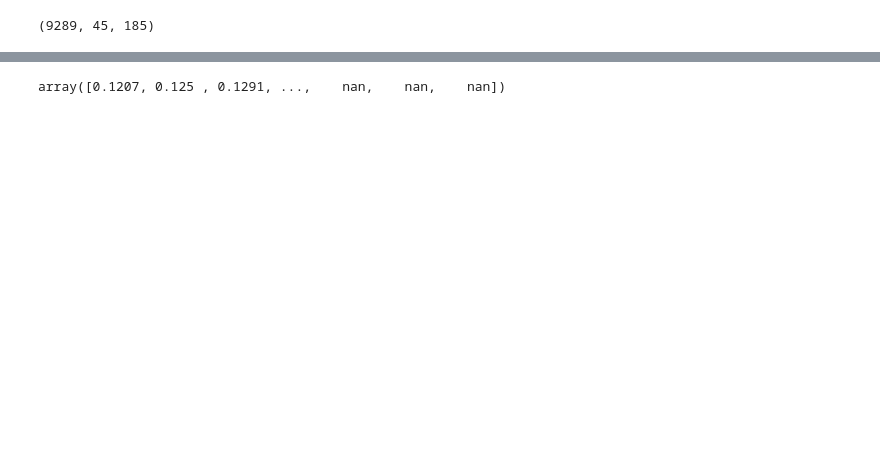
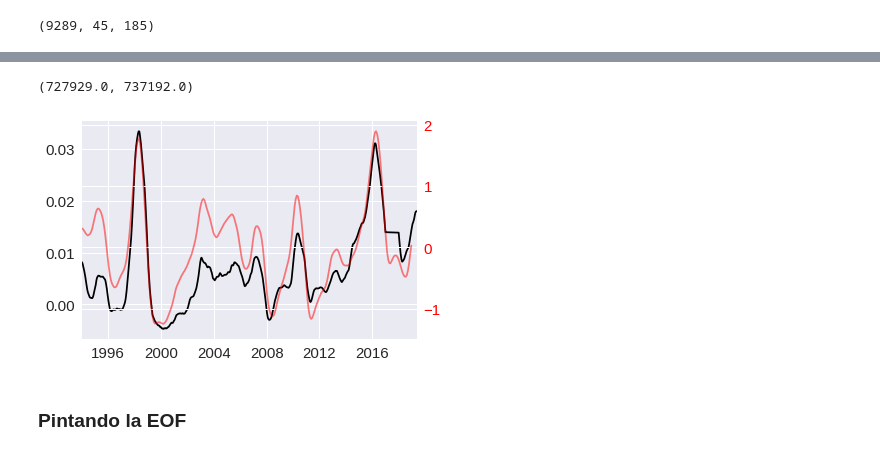
Before and after one commit to FrankAyalaC/Nivel-del-mar-en-Buenaventura, a Jupyter notebook: Scripts/Clases de datos/Tarea 2.ipynb, the cells around one changed output, grey strips where cells are left out. Drawn from its saved outputs; the diff is of its cells as text; code cells hidden in the pictures; blank space fills up the shorter version.

```diff
--- a/Scripts/Clases de datos/Tarea 2.ipynb
+++ b/Scripts/Clases de datos/Tarea 2.ipynb
@@ -118,0 +178,2 @@ A=np.reshape(sla_copy,(len(time),len(lon)*len(lat)))
+# %%
+U,S,Vh=np.linalg.svd(A_no_land)
@@ -118,0 +195,7 @@ A=np.reshape(sla_copy,(len(time),len(lon)*len(lat)))
+# %%
+dataset_oni=pd.read_excel(r"/home/franklin/Documentos/GitHub/TDG/Dataset/oni index.xlsx").set_index("Year")
+# %%
+data=dataset_oni.values.ravel()
+fechas=pd.date_range("1950-01-01","2019-01-01",freq="M")
+date_oni=[i-timedelta(days=15) for i in fechas]
+serie_oni_d=pd.Series(data=data,index=date_oni)
@@ -119 +237,18 @@ A=np.reshape(sla_copy,(len(time),len(lon)*len(lat)))
+# %%
+fig,ax=plt.subplots(1,1)
+ax.plot(date[365:],U[:,0]*-1,c='k')
+ax2 = ax.twinx()
+ax2.plot(serie_oni_d.rolling(12).mean()[365:],c='red',alpha=0.5,label="ONI")
+ax2.tick_params(axis='y', labelcolor='red')
+ax.set_xlim(date[365],date[-1])
+# ax2.set_ylim(-6,6)
+
+
+# plt.plot(date[365:],U[:,0]*-1)
+# plt.plot(serie_oni_d)
+# %% [output]
+(727929.0, 737192.0)
+[figure, added]
+# %% [markdown]
+### Pintando la EOF
 # %%
@@ -132,7 +256,3 @@ U,S,Vh=np.linalg.svd(A_fill)
-# %%
-verify
-# %% [output]
-array([0.1207, 0.125 , 0.1291, ...,    nan,    nan,    nan])
 # %%
 iters=0
 for i in range(len(verify)):
```
Also changed, not shown: parts of 51 cells of this notebook, 2 other files.
